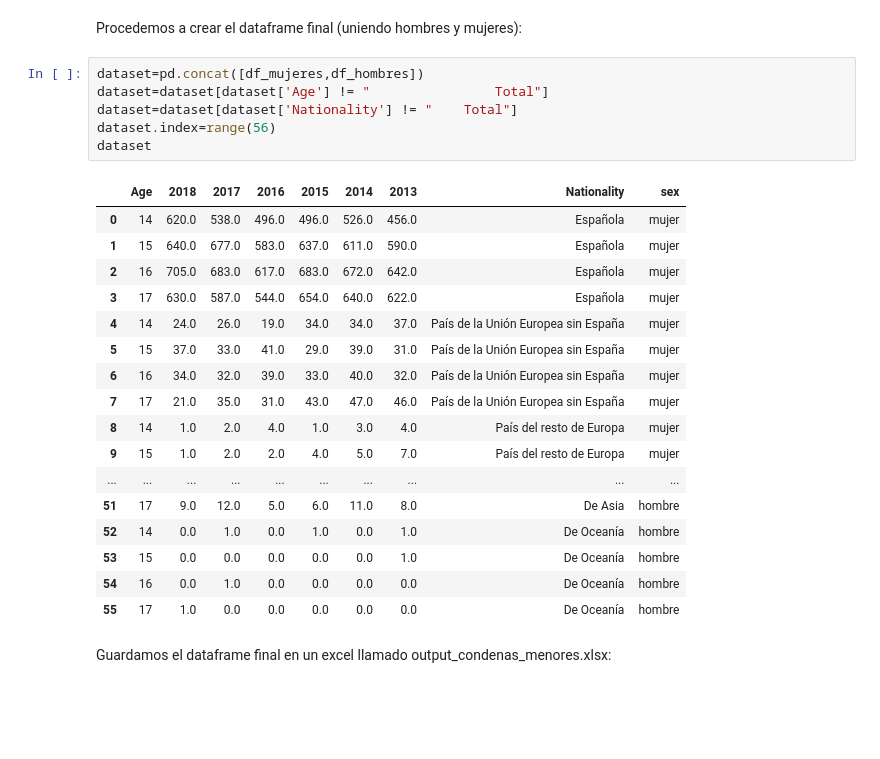
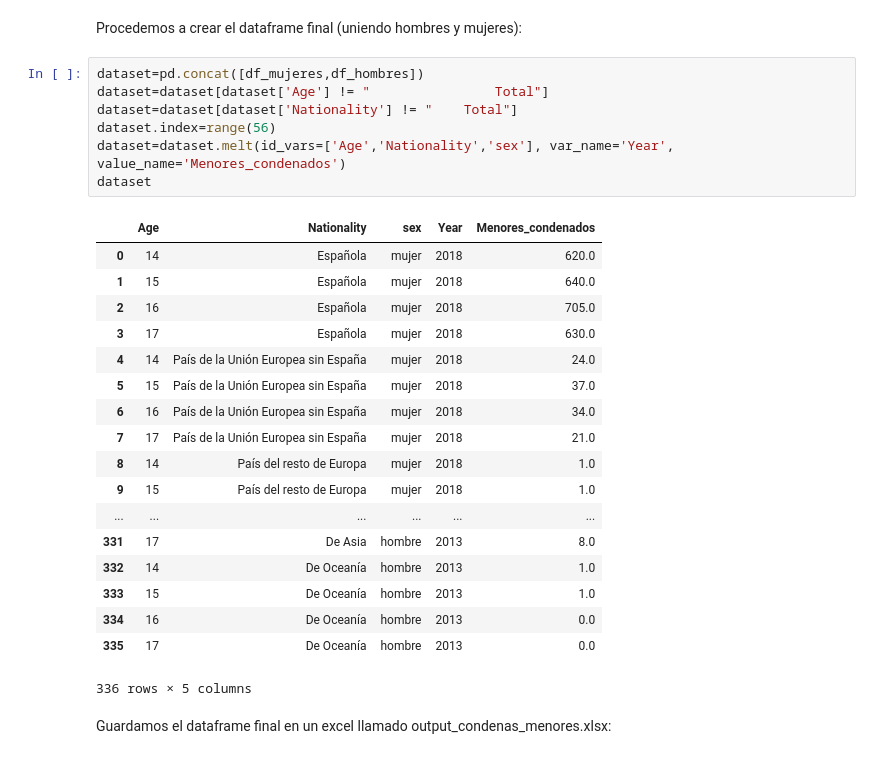
Before and after one commit to pleongi/Periodismo-de-datos, a Jupyter notebook: code/analize_data.ipynb, the cells around one changed output. Saved outputs shown, nothing was run; the diff lists cells and outputs as text; blank space fills up the shorter version.

```diff
--- a/code/analize_data.ipynb
+++ b/code/analize_data.ipynb
@@ -120,27 +120,29 @@ Procedemos a crear el dataframe final (uniendo hombres y mujeres):
 # %%
 dataset=pd.concat([df_mujeres,df_hombres])
 dataset=dataset[dataset['Age'] != "                Total"]
 dataset=dataset[dataset['Nationality'] != "    Total"]
 dataset.index=range(56)
+dataset=dataset.melt(id_vars=['Age','Nationality','sex'], var_name='Year', value_name='Menores_condenados')
 dataset
 # %% [output]
-|  | Age | 2018 | 2017 | 2016 | 2015 | 2014 | 2013 | Nationality | sex |
-| 0 | 14 | 620.0 | 538.0 | 496.0 | 496.0 | 526.0 | 456.0 | Española | mujer |
-| 1 | 15 | 640.0 | 677.0 | 583.0 | 637.0 | 611.0 | 590.0 | Española | mujer |
-| 2 | 16 | 705.0 | 683.0 | 617.0 | 683.0 | 672.0 | 642.0 | Española | mujer |
-| 3 | 17 | 630.0 | 587.0 | 544.0 | 654.0 | 640.0 | 622.0 | Española | mujer |
-| 4 | 14 | 24.0 | 26.0 | 19.0 | 34.0 | 34.0 | 37.0 | País de la Unión Europea sin España | mujer |
-| 5 | 15 | 37.0 | 33.0 | 41.0 | 29.0 | 39.0 | 31.0 | País de la Unión Europea sin España | mujer |
-| 6 | 16 | 34.0 | 32.0 | 39.0 | 33.0 | 40.0 | 32.0 | País de la Unión Europea sin España | mujer |
-| 7 | 17 | 21.0 | 35.0 | 31.0 | 43.0 | 47.0 | 46.0 | País de la Unión Europea sin España | mujer |
-| 8 | 14 | 1.0 | 2.0 | 4.0 | 1.0 | 3.0 | 4.0 | País del resto de Europa | mujer |
-| 9 | 15 | 1.0 | 2.0 | 2.0 | 4.0 | 5.0 | 7.0 | País del resto de Europa | mujer |
-| ... | ... | ... | ... | ... | ... | ... | ... | ... | ... |
-| 51 | 17 | 9.0 | 12.0 | 5.0 | 6.0 | 11.0 | 8.0 | De Asia | hombre |
-| 52 | 14 | 0.0 | 1.0 | 0.0 | 1.0 | 0.0 | 1.0 | De Oceanía | hombre |
-| 53 | 15 | 0.0 | 0.0 | 0.0 | 0.0 | 0.0 | 1.0 | De Oceanía | hombre |
-| 54 | 16 | 0.0 | 1.0 | 0.0 | 0.0 | 0.0 | 0.0 | De Oceanía | hombre |
-| 55 | 17 | 1.0 | 0.0 | 0.0 | 0.0 | 0.0 | 0.0 | De Oceanía | hombre |
+|  | Age | Nationality | sex | Year | Menores_condenados |
+| 0 | 14 | Española | mujer | 2018 | 620.0 |
+| 1 | 15 | Española | mujer | 2018 | 640.0 |
+| 2 | 16 | Española | mujer | 2018 | 705.0 |
+| 3 | 17 | Española | mujer | 2018 | 630.0 |
+| 4 | 14 | País de la Unión Europea sin España | mujer | 2018 | 24.0 |
+| 5 | 15 | País de la Unión Europea sin España | mujer | 2018 | 37.0 |
+| 6 | 16 | País de la Unión Europea sin España | mujer | 2018 | 34.0 |
+| 7 | 17 | País de la Unión Europea sin España | mujer | 2018 | 21.0 |
+| 8 | 14 | País del resto de Europa | mujer | 2018 | 1.0 |
+| 9 | 15 | País del resto de Europa | mujer | 2018 | 1.0 |
+| ... | ... | ... | ... | ... | ... |
+| 331 | 17 | De Asia | hombre | 2013 | 8.0 |
+| 332 | 14 | De Oceanía | hombre | 2013 | 1.0 |
+| 333 | 15 | De Oceanía | hombre | 2013 | 1.0 |
+| 334 | 16 | De Oceanía | hombre | 2013 | 0.0 |
+| 335 | 17 | De Oceanía | hombre | 2013 | 0.0 |
+336 rows × 5 columns
 # %% [markdown]
 Guardamos el dataframe final en un excel llamado output_condenas_menores.xlsx:
 # %%
```
Also changed, not shown: parts of 3 cells of this notebook, 3 other files.
